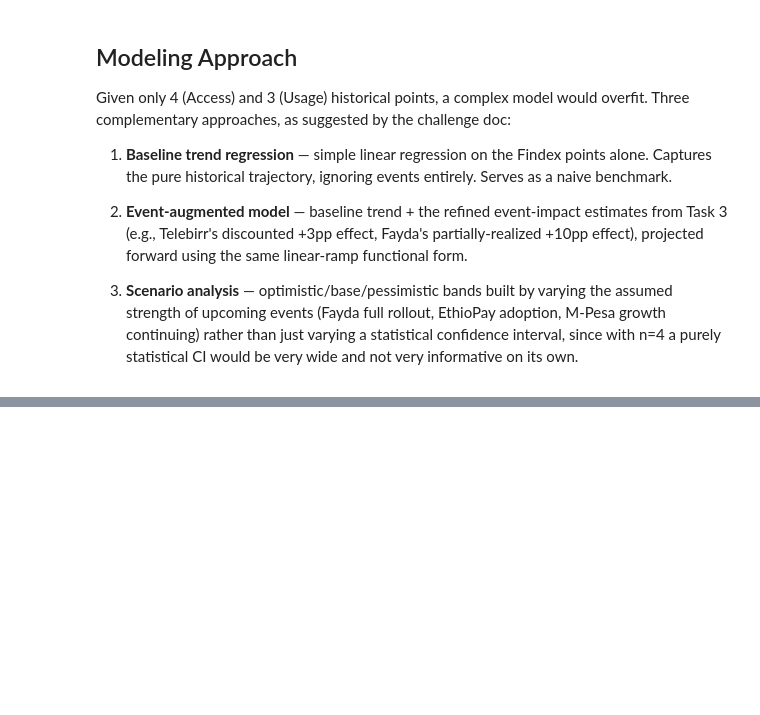
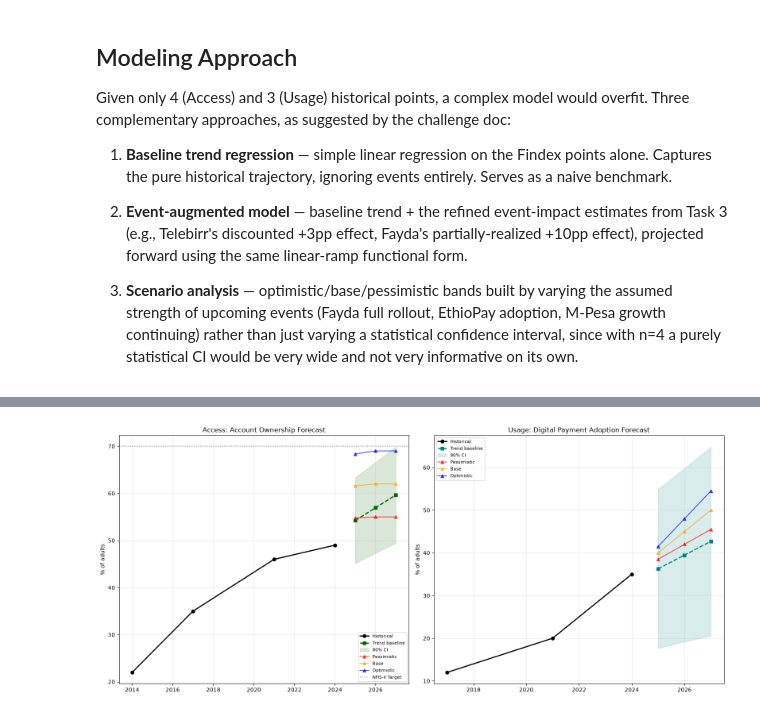
Before and after one commit to Maria-Biruk/ethiopia-fi-forecast, a Jupyter notebook: notebooks/04_forecasting.ipynb, the cells around one changed output, grey strips where cells are left out. Cells and saved outputs as stored; diff of their text form; code cells hidden in the pictures; blank space fills up the shorter version.

Commit message:
Complete Task 4 forecasting analysis

```diff
--- a/notebooks/04_forecasting.ipynb
+++ b/notebooks/04_forecasting.ipynb
@@ -106,0 +198,14 @@ challenge doc:
+# %%
+usage = df[(df["indicator_code"] == "USG_DIGITAL_PAYMENT") & (df["record_type"] == "observation")].copy()
+usage["year"] = pd.to_datetime(usage["observation_date"]).dt.year
+usage = usage.sort_values("year")[["year", "value_numeric"]]
+print(usage.to_string())
+
+usg_years = usage["year"].values
+usg_vals = usage["value_numeric"].values
+usg_slope, usg_intercept, usg_r, _, _ = stats.linregress(usg_years, usg_vals)
+usage_baseline = usg_slope * future_years + usg_intercept
+print(f"\nUsage trend: {usg_slope:.2f}pp/year, R²={usg_r**2:.3f}")
+print("Baseline Usage forecast:")
+for y, v in zip(future_years, usage_baseline):
+    print(f"  {y}: {v:.1f}%")
@@ -106,0 +299,31 @@ challenge doc:
+# %%
+fig, axes = plt.subplots(1, 2, figsize=(16, 7))
+
+# Access panel
+axes[0].plot(access["year"], access["value_numeric"], marker="o", linewidth=2, color="black", label="Historical", zorder=5)
+axes[0].plot(future_years, acc_pred, marker="s", linewidth=2, color="darkgreen", label="Trend baseline", linestyle="--")
+axes[0].fill_between(future_years, acc_lo, acc_hi, color="darkgreen", alpha=0.15, label="80% CI")
+for name, color in zip(["Pessimistic", "Base", "Optimistic"], ["red", "orange", "blue"]):
+    axes[0].plot(future_years, access_scenarios[name], marker="^", linewidth=1.5, color=color, label=name, alpha=0.7)
+axes[0].axhline(70, color="purple", linestyle=":", alpha=0.5, label="NFIS-II Target")
+axes[0].set_title("Access: Account Ownership Forecast")
+axes[0].set_ylabel("% of adults")
+axes[0].legend(fontsize=8)
+axes[0].grid(alpha=0.3)
+
+# Usage panel
+axes[1].plot(usage["year"], usage["value_numeric"], marker="o", linewidth=2, color="black", label="Historical", zorder=5)
+axes[1].plot(future_years, usg_pred, marker="s", linewidth=2, color="teal", label="Trend baseline", linestyle="--")
+axes[1].fill_between(future_years, usg_lo, usg_hi, color="teal", alpha=0.15, label="80% CI")
+for name, color in zip(["Pessimistic", "Base", "Optimistic"], ["red", "orange", "blue"]):
+    axes[1].plot(future_years, usage_scenarios[name], marker="^", linewidth=1.5, color=color, label=name, alpha=0.7)
+axes[1].set_title("Usage: Digital Payment Adoption Forecast")
+axes[1].set_ylabel("% of adults")
+axes[1].legend(fontsize=8)
+axes[1].grid(alpha=0.3)
+
+plt.tight_layout()
+plt.savefig("../reports/figures/forecast_scenarios.png", dpi=150)
+plt.show()
+# %% [output]
+[figure, added]
```
Also changed, not shown: parts of 13 cells of this notebook, 4 other files.
